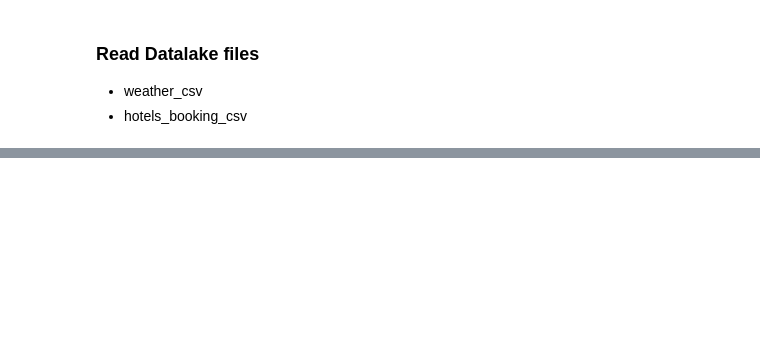
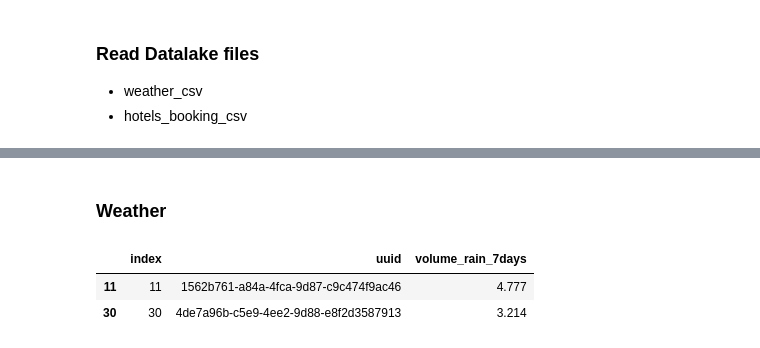
Before and after one commit to MKrouma/Jedha_Kayak, a Jupyter notebook: notebook/datawarehouse.ipynb, the cells around one changed output, grey strips where cells are left out. Cells and saved outputs as stored; diff of their text form; code cells hidden in the pictures; blank space fills up the shorter version.

```diff
--- a/notebook/datawarehouse.ipynb
+++ b/notebook/datawarehouse.ipynb
@@ -100,0 +197,12 @@ city
+# %% [markdown]
+### Weather
+# %%
+# weather df
+keep_col = ['uuid', 'volume_rain_7days']
+weather_df_volume = weather_df[keep_col].copy()
+weather_df_volume = weather_df_volume.reset_index()
+display(weather_df_volume.sample(2))
+# %% [output]
+|  | index | uuid | volume_rain_7days |
+| 11 | 11 | 1562b761-a84a-4fca-9d87-c9c474f9ac46 | 4.777 |
+| 30 | 30 | 4de7a96b-c5e9-4ee2-9d88-e8f2d3587913 | 3.214 |
```
Also changed, not shown: parts of 17 cells of this notebook.
